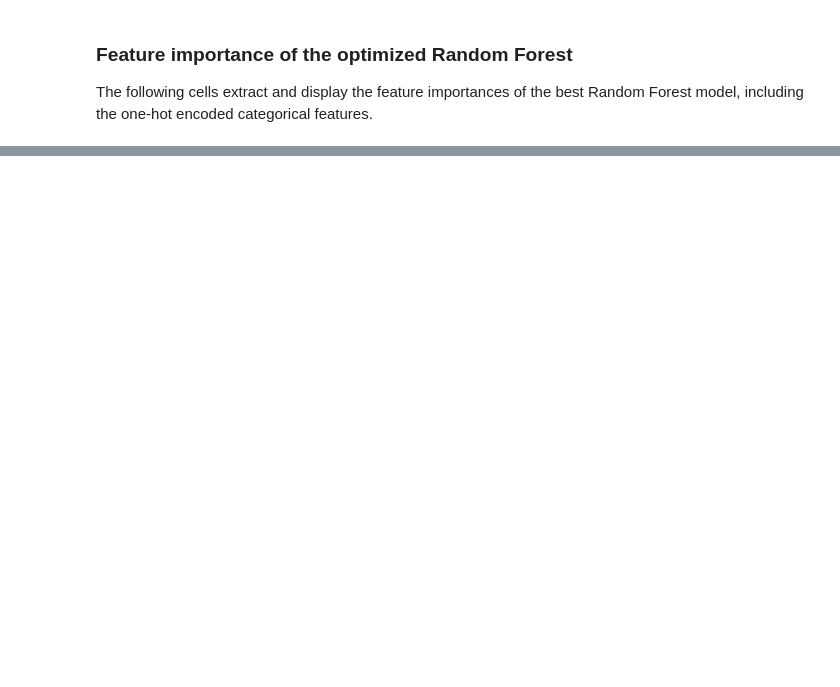
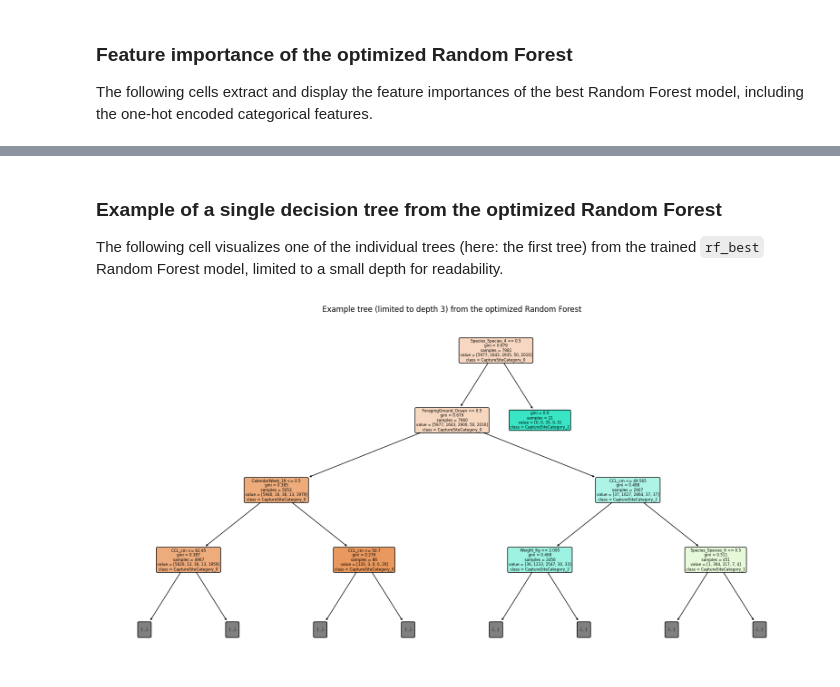
Before and after one commit to anakraskov/Turtles-ML-project, a Jupyter notebook: 04_RF_Prediction.ipynb, the cells around one changed output, grey strips where cells are left out. Saved outputs shown, nothing was run; the diff lists cells and outputs as text; code cells hidden in the pictures; blank space fills up the shorter version.

```diff
--- a/04_RF_Prediction.ipynb
+++ b/04_RF_Prediction.ipynb
@@ -232,0 +259,23 @@ plt.show()
+# %% [markdown]
+### Example of a single decision tree from the optimized Random Forest
+
+The following cell visualizes one of the individual trees (here: the first tree) from the trained `rf_best` Random Forest model, limited to a small depth for readability.
+# %%
+from sklearn.tree import plot_tree
+
+example_tree = rf_best_alt.estimators_[0]
+
+plt.figure(figsize=(20, 10))
+plot_tree(
+    example_tree,
+    feature_names=feature_names_alt,
+    class_names=rf_best_alt.classes_,
+    filled=True,
+    rounded=True,
+    max_depth=3,
+    fontsize=6
+)
+plt.title("Example tree (limited to depth 3) from the optimized Random Forest")
+plt.show()
+# %% [output]
+[figure, added]
```
Also changed, not shown: parts of 18 cells of this notebook.
